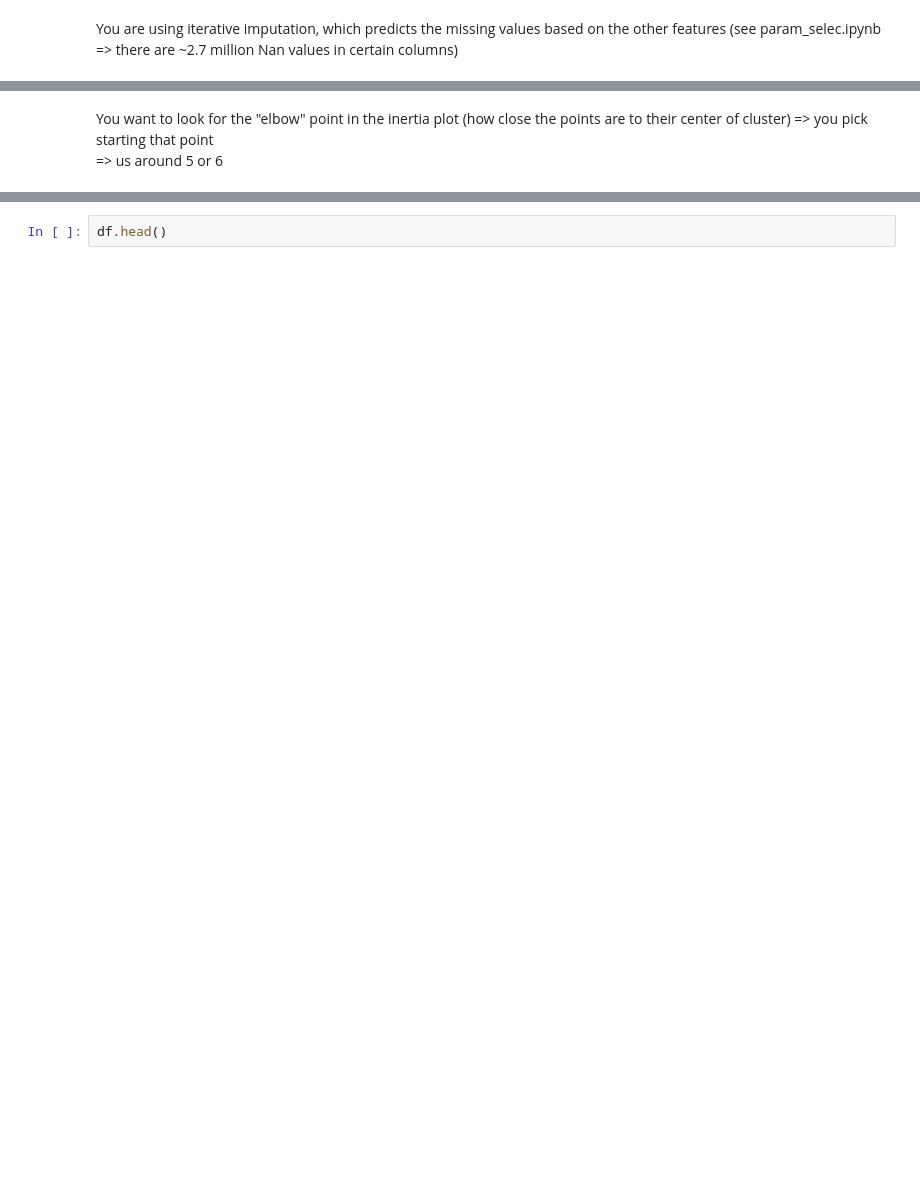
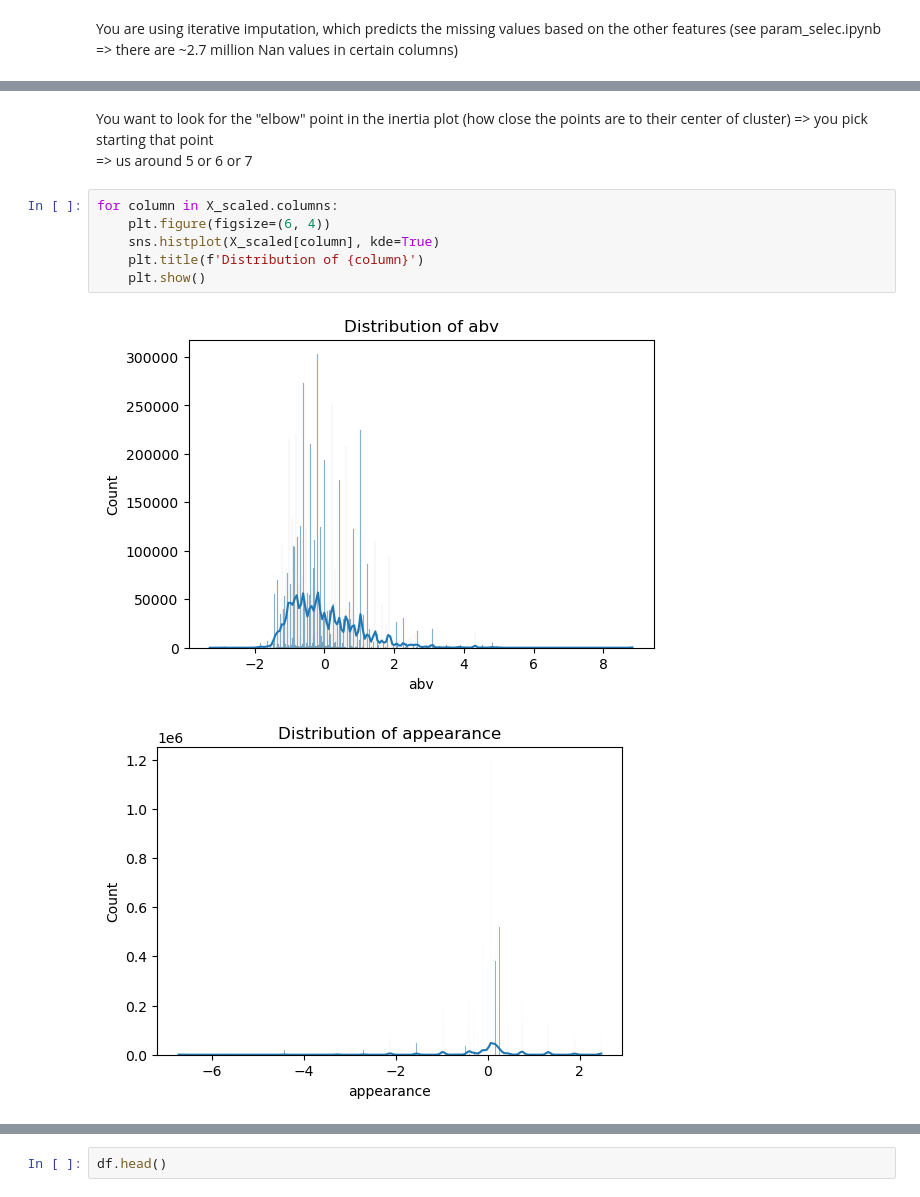
Before and after one commit to epfl-ada/ada-2024-project-x0x0, a Jupyter notebook: src/questions/KNN.ipynb, the cells around one changed output, grey strips where cells are left out. Drawn from its saved outputs; the diff is of its cells as text; blank space fills up the shorter version.

```diff
--- a/src/questions/KNN.ipynb
+++ b/src/questions/KNN.ipynb
@@ -77,4 +103,13 @@ dtype: int64
 [figure]
 # %% [markdown]
 You want to look for the "elbow" point in the inertia plot (how close the points are to their center of cluster) => you pick starting that point<br>
-=> us around 5 or 6
+=> us around 5 or 6 or 7
+# %%
+for column in X_scaled.columns:
+    plt.figure(figsize=(6, 4))
+    sns.histplot(X_scaled[column], kde=True)
+    plt.title(f'Distribution of {column}')
+    plt.show()
+# %% [output]
+[figure, added]
+[figure, added]
```
Also changed, not shown: parts of 12 cells of this notebook.
